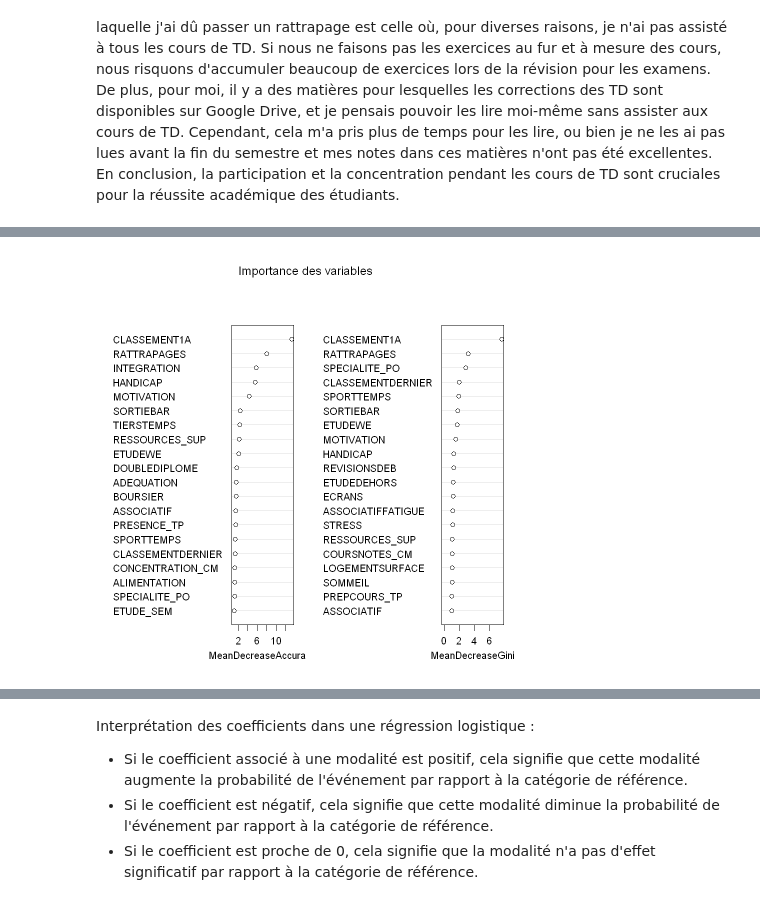
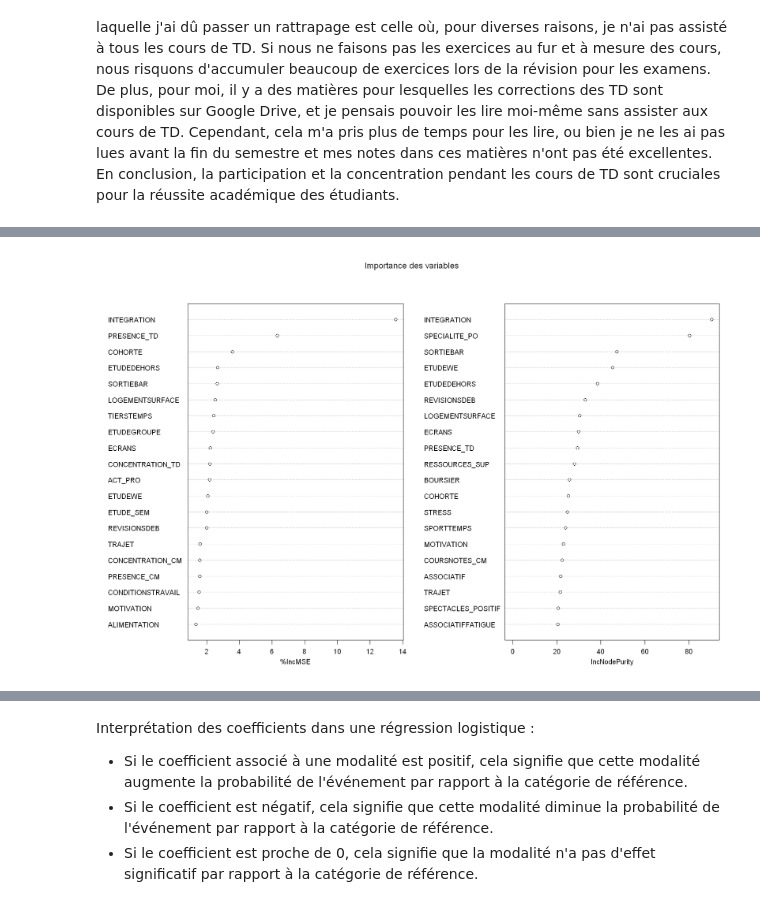
Before and after one commit to NaUl51/Stage_4A_Analyse-d-indicateurs-sur-la-vie-scolaire-et-extra-scolaire-des-l-ves-de-l-INSA-Toulouse-, a Jupyter notebook: Code_Luan_R.ipynb, the cells around one changed output, grey strips where cells are left out. Drawn from its saved outputs; the diff is of its cells as text; code cells hidden in the pictures.

Commit message:
ajourter modele lineaire

```diff
--- a/Code_Luan_R.ipynb
+++ b/Code_Luan_R.ipynb
@@ -1585,0 +2038,28 @@ X-squared = 286.26, df = 7, p-value < 2.2e-16
+# %%
+# Étape 1 : Supprimer les observations où 'CLASSEMENTDERNIER' est égal à 'jsp'
+group2_cleaned <- group2[group2$CLASSEMENTDERNIER != "jsp", ]
+
+# Étape 2 : Convertir les valeurs de 'CLASSEMENTDERNIER' en scores
+classement_mapping <- c('0-10%' = 5, '10-25%' = 4, '25-50%' = 3, '50-75%' = 2, '75-100%' = 1)
+group2_cleaned$CLASSEMENTDERNIER_SCORE <- classement_mapping[group2_cleaned$CLASSEMENTDERNIER]
+
+# Étape 3 : Convertir les valeurs de 'REDOUBLEMENT' en scores
+redoublement_mapping <- c('Non' = 3, 'Oui' = 1)
+group2_cleaned$REDOUBLEMENT_SCORE <- redoublement_mapping[group2_cleaned$REDOUBLEMENT]
+
+# Étape 4 : Convertir les valeurs de 'RATTRAPAGES' en scores
+rattrapages_mapping <- c('aucun' = 4, '1 par semestre' = 3, '2/3 par semestre' = 2, '+ de 4 par semestre' = 1)
+group2_cleaned$RATTRAPAGES_SCORE <- rattrapages_mapping[group2_cleaned$RATTRAPAGES]
+
+# Étape 5 : Convertir les valeurs de 'SENSATIONREUSSITE' en scores
+sensation_mapping <- c('tout à fait' = 4, 'plutôt oui' = 3, 'plutôt non' = 2, 'pas du tout' = 1)
+group2_cleaned$SENSATIONREUSSITE_SCORE <- sensation_mapping[group2_cleaned$SENSATIONREUSSITE]
+
+# Étape 6 : Créer la variable 'RESULTAT' en additionnant tous les scores
+group2_cleaned$RESULTAT <- group2_cleaned$CLASSEMENTDERNIER_SCORE +
+                           group2_cleaned$REDOUBLEMENT_SCORE +
+                           group2_cleaned$RATTRAPAGES_SCORE +
+                           group2_cleaned$SENSATIONREUSSITE_SCORE
+
+# Afficher le résultat final
+str(group2_cleaned)
@@ -1585,0 +2094,4 @@ X-squared = 286.26, df = 7, p-value < 2.2e-16
+# %%
+# Supprimer les colonnes utilisées pour créer RESULTAT
+group2_cleaned <- group2_cleaned %>%
+  select(-CLASSEMENTDERNIER_SCORE, -REDOUBLEMENT_SCORE, -RATTRAPAGES_SCORE, -SENSATIONREUSSITE_SCORE,-CLASSEMENTDERNIER, -REDOUBLEMENT, -RATTRAPAGES, -SENSATIONREUSSITE,-CLASSEMENT1A)
@@ -2716,2 +2398,11 @@ X-squared = 17.349, df = 12, p-value = 0.1369
 # %% [markdown]
 Nous constatons que trois variables liées à la presence et l'attitude au TD semblent être importantes pour la variable RATTRAPAGES. Je trouve cela logique et assez similaire à mes expériences à l'INSA. En effet, je pense que si nous participons aux cours de TD et que nous nous concentrons sur la résolution des exercices, nous pouvons non seulement reviser les connaissances acquises en CM, mais aussi appliquer ces connaissances aux exercices. Par conséquent, je pense que comprendre les exercices en TD augmente nos chances de réussir les évaluations. D'après mon expérience, la seule matière pour laquelle j'ai dû passer un rattrapage est celle où, pour diverses raisons, je n'ai pas assisté à tous les cours de TD. Si nous ne faisons pas les exercices au fur et à mesure des cours, nous risquons d'accumuler beaucoup de exercices lors de la révision pour les examens. De plus, pour moi, il y a des matières pour lesquelles les corrections des TD sont disponibles sur Google Drive, et je pensais pouvoir les lire moi-même sans assister aux cours de TD. Cependant, cela m'a pris plus de temps pour les lire, ou bien je ne les ai pas lues avant la fin du semestre et mes notes dans ces matières n'ont pas été excellentes. En conclusion, la participation et la concentration pendant les cours de TD sont cruciales pour la réussite académique des étudiants.
+# %%
+# Étape 1 : Créer le dataframe etudiants_4A_cleaned avec uniquement les étudiants de la promo "4A"
+etudiants_4A_cleaned <- subset(group2_cleaned, PROMO == "4A")
+
+# Étape 2 : Supprimer la colonne PROMO car elle n'est plus nécessaire
+etudiants_4A_cleaned <- etudiants_4A_cleaned[, !names(etudiants_4A_cleaned) %in% c("PROMO")]
+
+# Étape 3 : Vérifier le résultat en affichant les premières lignes du dataframe
+str(etudiants_4A_cleaned)
@@ -2718,15 +2427,15 @@ Nous constatons que trois variables liées à la presence et l'attitude au TD se
 # %%
 # Construire le modèle Random Forest
 set.seed(151) # Fixer le seed pour la reproductibilité
-rf_model_4a_redoublement <- randomForest(REDOUBLEMENT ~ ., data = etudiants_4A, importance = TRUE)
+rf_model_4a_redoublement <- randomForest(RESULTAT ~ ., data = etudiants_4A_cleaned, importance = TRUE)
 
 # Extraire l'importance des variables
 var_importance <- importance(rf_model_4a_redoublement)
 
 # Tracer l'importance des variables
 varImpPlot(rf_model_4a_redoublement,
            sort = TRUE,
            n.var = 20,  # Affiche les 10 variables les plus importantes
            main = "Importance des variables")
 # %% [output]
-[figure, old version]
+[figure, new version]
```
Also changed, not shown: parts of 281 cells of this notebook, 10 other files.
